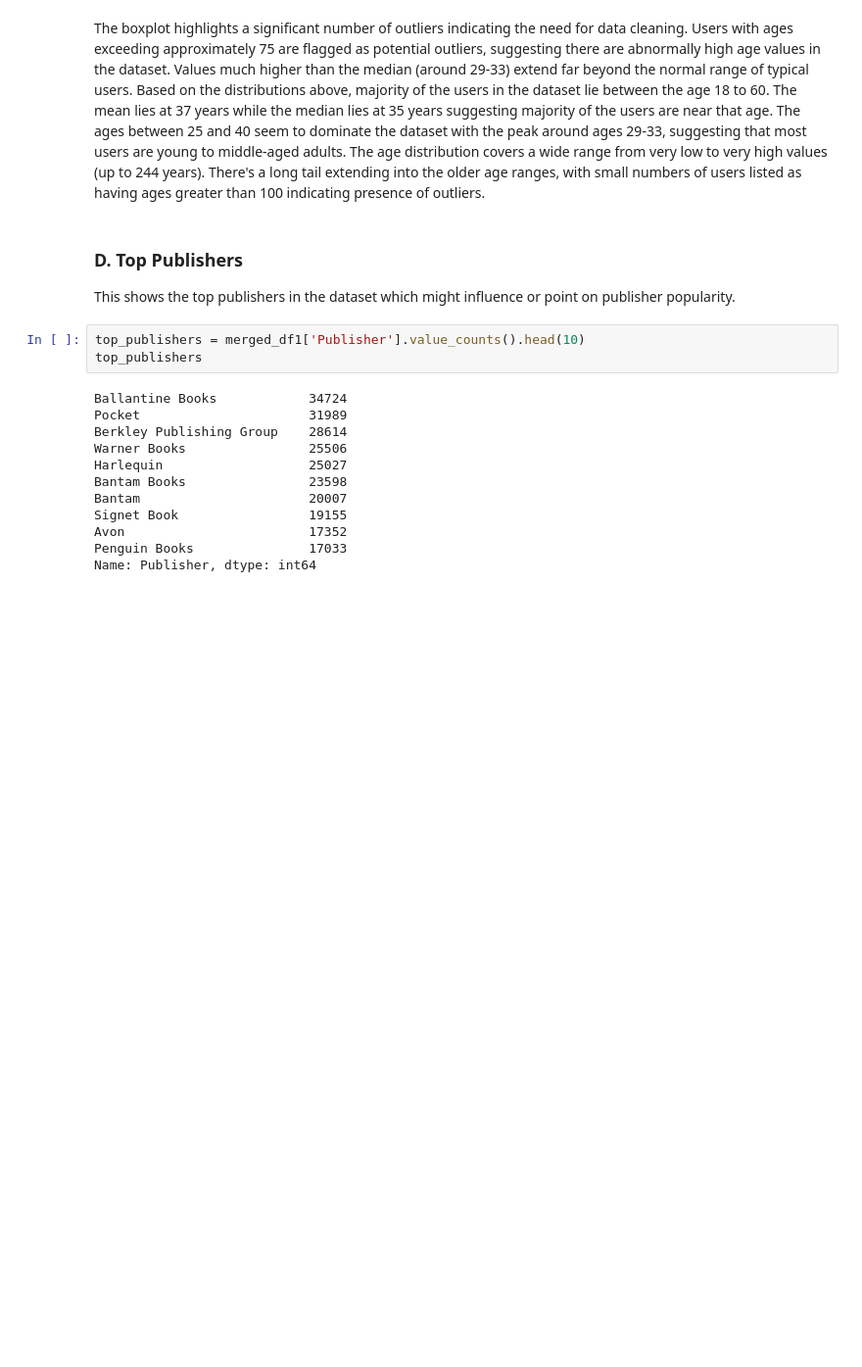
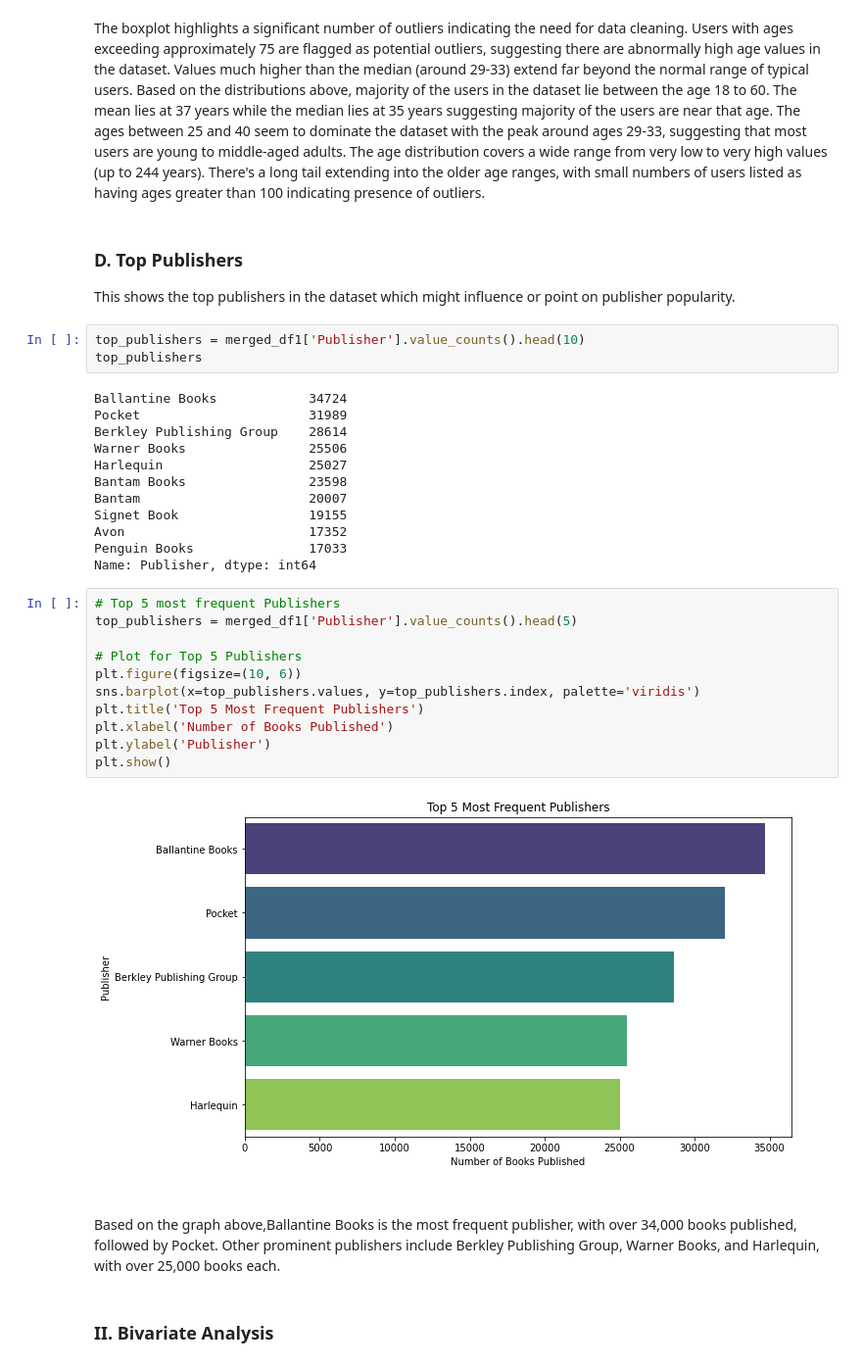
Before and after one commit to aritamichael/Final_Project_4_Moringa, a Jupyter notebook: index.ipynb, the cells around one changed output. Shown: that part at 98% size. Cells and saved outputs as stored; diff of their text form; blank space fills up the shorter version.

Commit message:
top 5 publishers

```diff
--- a/index.ipynb
+++ b/index.ipynb
@@ -440,3 +440,21 @@ Signet Book                 19155
 Avon                        17352
 Penguin Books               17033
 Name: Publisher, dtype: int64
+# %%
+# Top 5 most frequent Publishers
+top_publishers = merged_df1['Publisher'].value_counts().head(5)
+
+# Plot for Top 5 Publishers
+plt.figure(figsize=(10, 6))
+sns.barplot(x=top_publishers.values, y=top_publishers.index, palette='viridis')
+plt.title('Top 5 Most Frequent Publishers')
+plt.xlabel('Number of Books Published')
+plt.ylabel('Publisher')
+plt.show()
+# %% [output]
+[figure, added]
+# %% [markdown]
+####
+Based on the graph above,Ballantine Books is the most frequent publisher, with over 34,000 books published, followed by Pocket. Other prominent publishers include Berkley Publishing Group, Warner Books, and Harlequin, with over 25,000 books each.
+# %% [markdown]
+### II. Bivariate Analysis
```
